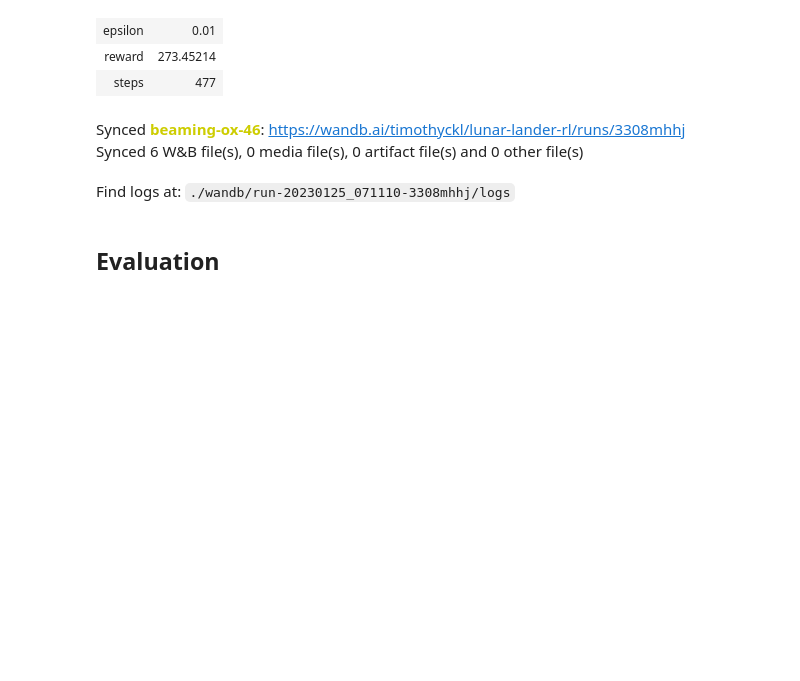
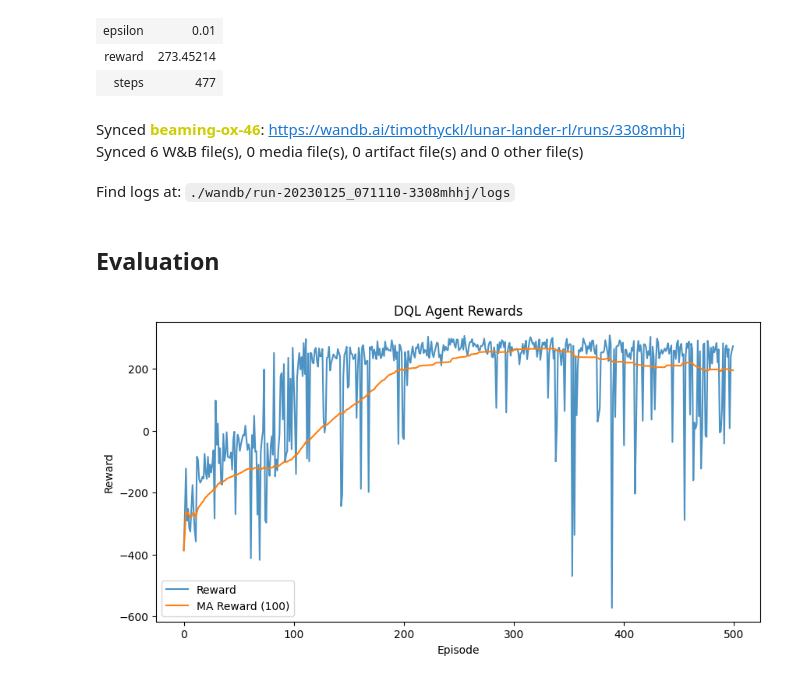
Before and after one commit to timothyckl/Lunar-Lander-RL, a Jupyter notebook: 0_DQL.ipynb, the cells around one changed output. Saved outputs shown, nothing was run; the diff lists cells and outputs as text; code cells hidden in the pictures; blank space fills up the shorter version.

Commit message:
Add plots

```diff
--- a/0_DQL.ipynb
+++ b/0_DQL.ipynb
@@ -91,11 +86,6 @@ Run summary:
 Synced beaming-ox-46: https://wandb.ai/timothyckl/lunar-lander-rl/runs/3308mhhj
 Synced 6 W&B file(s), 0 media file(s), 0 artifact file(s) and 0 other file(s)
 Find logs at: ./wandb/run-20230125_071110-3308mhhj/logs
-# %% [markdown]
-## Evaluation
-# %%
-# test agent
-history = agent.train(10, 1000, log_wandb=False, update_qnet=False)
 # %%
 # save history
 if not os.path.exists('./history'):
@@ -103,3 +93,24 @@ if not os.path.exists('./history'):
 
 with open('./history/dqn_history.json', 'w') as file:
     json.dump(history, file)
+# %% [markdown]
+## Evaluation
+# %%
+with open('history\dql_history.json', 'r') as file:
+    history = json.load(file)
+
+rewards, avg_rewards, steps = history['reward'], history['avg_reward_100'], history['steps']
+# %%
+plt.figure(figsize=(10, 5))
+
+plt.plot(rewards, alpha=0.8, label='Reward')
+plt.plot(avg_rewards, label='MA Reward (100)')
+
+plt.title('DQL Agent Rewards')
+plt.xlabel('Episode')
+plt.ylabel('Reward')
+plt.legend()
+
+plt.show()
+# %% [output]
+[figure, added]
```
Also changed, not shown: parts of 4 cells of this notebook, 2 other files.
